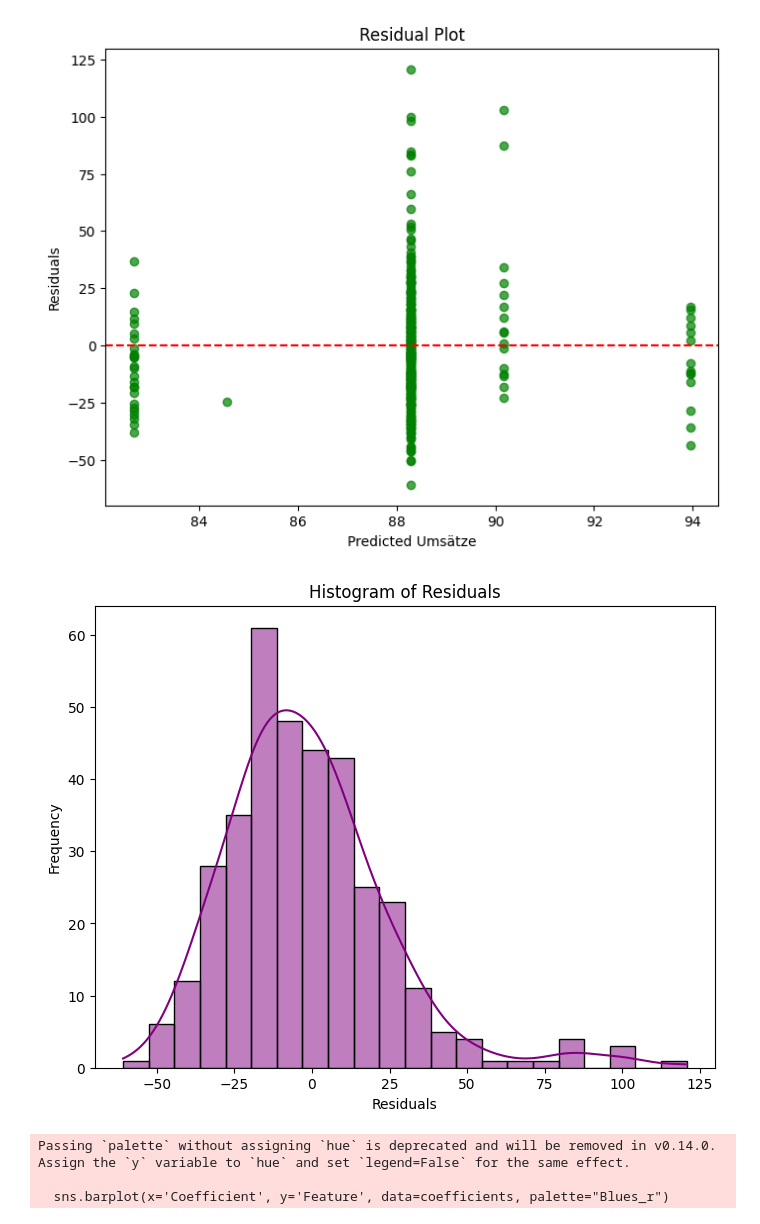
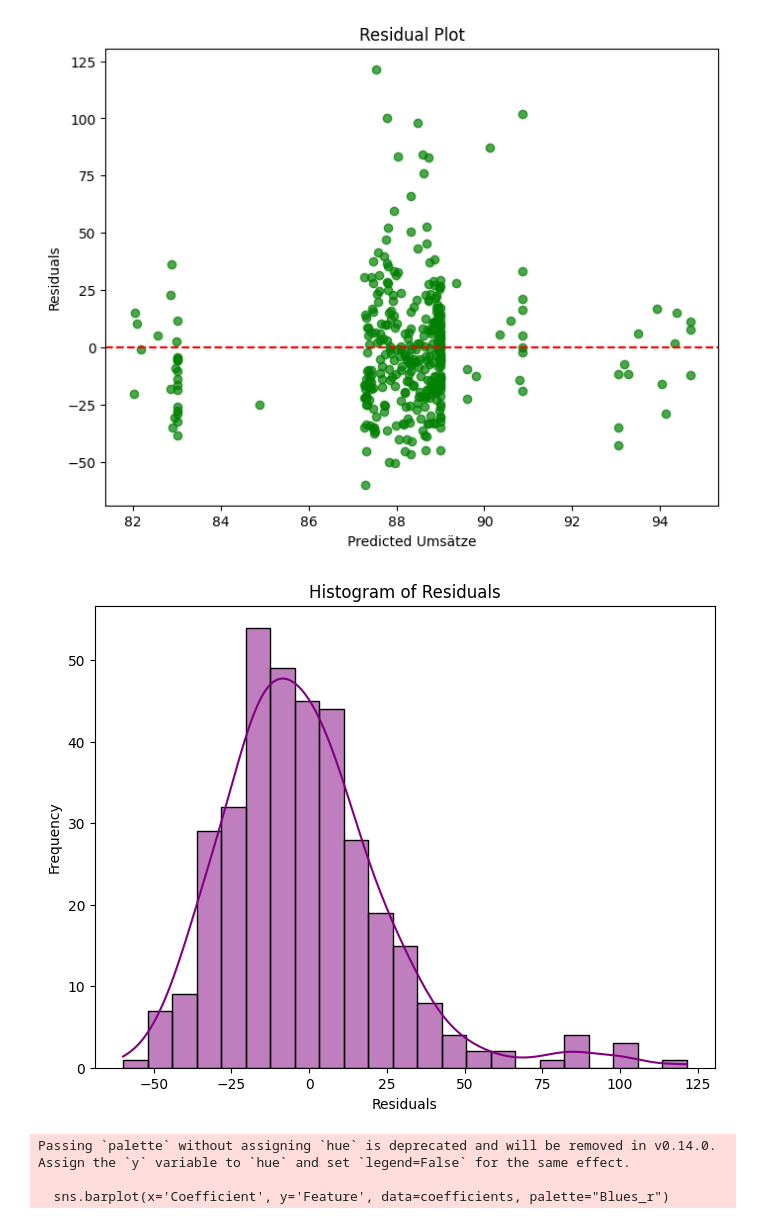
Before and after one commit to Fiesa00/DS_ML_Gr_1.5, a Jupyter notebook: 2_BaselineModel/Baseline-Model W4.ipynb, the cells around one changed output. Drawn from its saved outputs; the diff is of its cells as text; code cells hidden in the pictures.

```diff
--- a/2_BaselineModel/Baseline-Model W4.ipynb
+++ b/2_BaselineModel/Baseline-Model W4.ipynb
@@ -47,16 +84,17 @@ import matplotlib.pyplot as plt  # Visualization library
 import seaborn as sns  # Advanced data visualizations
 
 # Load the dataset
-data1=pd.read_csv("/workspaces/DS_ML_Gr_1.5/0_DataPreparation/merged_data_new.csv")
-Warengruppe=4
-data = data1[data1['Warengruppe'] == Warengruppe]
-print (data.head())
+#data1=pd.read_csv("/workspaces/DS_ML_Gr_1.5/0_DataPreparation/merged_data_new.csv")
+#Warengruppe=4
+#data = data1[data1['Warengruppe'] == Warengruppe]
+#print (data.head())
+data=data
 
 #'Inflationsrate','Heimspiel','Weihnachtsmarkt', 'Markt', 'Faehrverkaehr','Kreuzfahrverkehr','Temperatur','Monat' ,'Frühling','Sommer','Herbst','Winter','Temp_warm','Temp_cold','Temp_average', 'Monday','Tuesday','Wednesday','Thursday','Friday','Saturday','Sunday'
 
 # Select features and target variable
 # Features include the different Warengruppen, Monday y/n
-features = ['Heimspiel','Weihnachtsmarkt', 'Markt']
+features = ['Heimspiel','Weihnachtsmarkt', 'Markt', 'Sonnenschein (%)']
 X = data[features] #target variable: Umsatz
 
 # Scale the feature data to standardize the range
@@ -185,16 +218,16 @@ import seaborn as sns  # Advanced visualizations
 from sklearn.model_selection import train_test_split  # Splitting data into train and test sets
 
 # Load the dataset
-data1=pd.read_csv("/workspaces/DS_ML_Gr_1.5/0_DataPreparation/merged_data_new.csv")
-Warengruppe=4
-data = data1[data1['Warengruppe'] == Warengruppe]
-print (data.head())
+#data1=pd.read_csv("/workspaces/DS_ML_Gr_1.5/0_DataPreparation/merged_data_new.csv")
+#Warengruppe=4
+#data = data1[data1['Warengruppe'] == Warengruppe]
+#print (data.head())
 
 #'Inflationsrate','Heimspiel','Weihnachtsmarkt', 'Markt', 'Faehrverkaehr','Kreuzfahrverkehr','Temperatur','Monat' ,'Frühling','Sommer','Herbst','Winter','Temp_warm','Temp_cold','Temp_average', 'Monday','Tuesday','Wednesday','Thursday','Friday','Saturday','Sunday'
 
 # Select features and target variable
 # Features include the different Warengruppen, Monday y/n
-features = ['Heimspiel','Weihnachtsmarkt', 'Markt']
+features = ['Heimspiel','Weihnachtsmarkt', 'Markt','Sonnenschein (%)']
 X = data[features] #target variable: Umsatz
 
 # Define your date thresholds
@@ -306,5 +321,5 @@ See the caveats in the documentation: https://pandas.pydata.org/pandas-docs/stab
-[figure, old version]
+[figure, new version]
-[figure, old version]
+[figure, new version]
-Passing `palette` without assigning `hue` is deprecated and will be removed in v0.14.0. Assign the `y` variable to `hue` and set `legend=False` for the same effect.
-
-  sns.barplot(x='Coefficient', y='Feature', data=coefficients, palette="Blues_r")
+Passing `palette` without assigning `hue` is deprecated and will be removed in v0.14.0. Assign the `y` variable to `hue` and set `legend=False` for the same effect.
+
+  sns.barplot(x='Coefficient', y='Feature', data=coefficients, palette="Blues_r")
```
Also changed, not shown: parts of 4 cells of this notebook, 6 other files.
